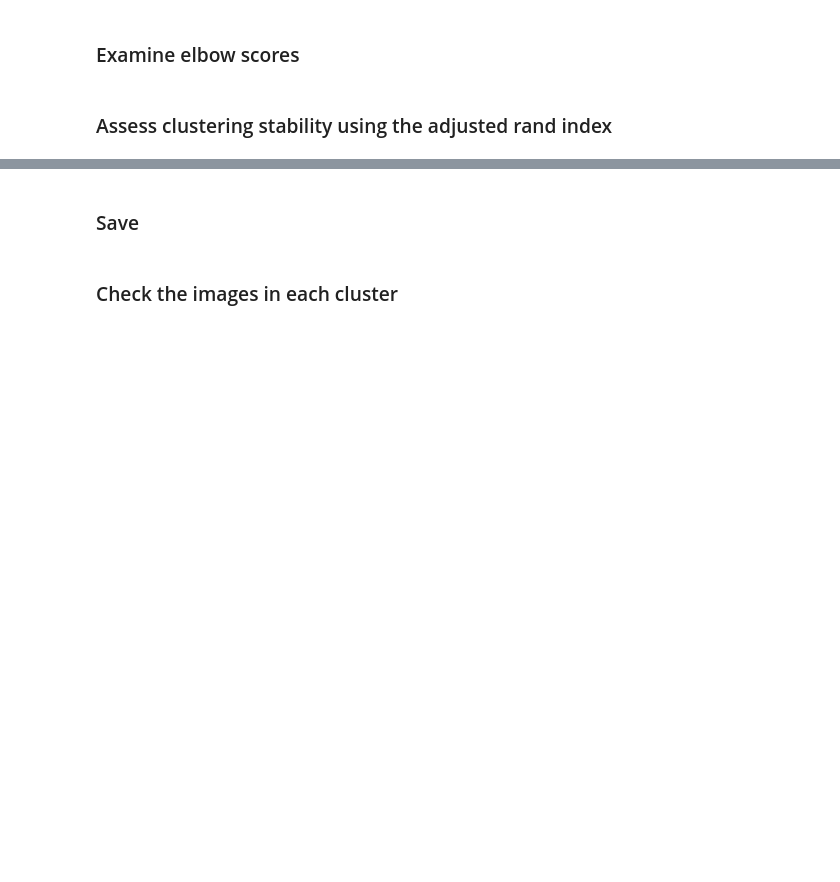
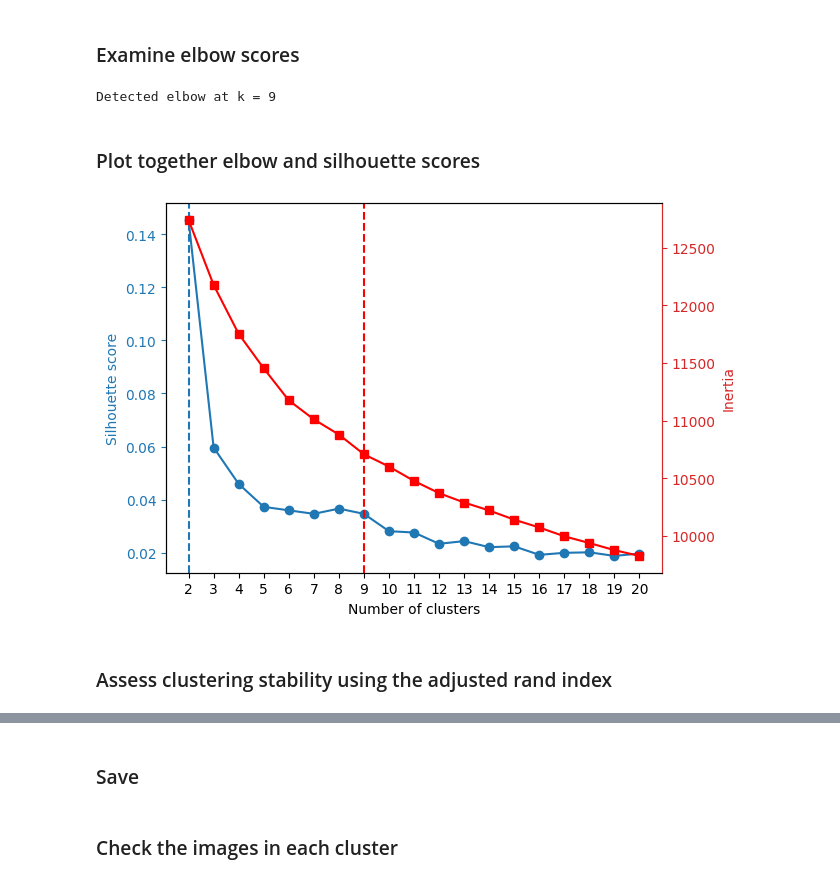
Before and after one commit to Urban-Analytics/INTEGRATE, a Jupyter notebook: llm/python/Embeddings/CLIP/WithClustering/4-IdentifyEmbeddingGroupings.ipynb, the cells around one changed output, grey strips where cells are left out. Drawn from its saved outputs; the diff is of its cells as text; code cells hidden in the pictures; blank space fills up the shorter version.

```diff
--- a/llm/python/Embeddings/CLIP/WithClustering/4-IdentifyEmbeddingGroupings.ipynb
+++ b/llm/python/Embeddings/CLIP/WithClustering/4-IdentifyEmbeddingGroupings.ipynb
@@ -168,5 +168,5 @@ all_embeddings = np.stack(expanded_gdf['embedding'].values)
 # %% [markdown]
 ### Examine silhouette scores
 # %%
-# best_k, inertias, sil_scores = find_optimal_k_fast(all_embeddings)
-# print(best_k)
+best_k, inertias, sil_scores = find_optimal_k_silhoutte_fast(all_embeddings)
+print(best_k)
@@ -188,6 +182,6 @@ for n_clusters in range(2,20):
 ### Examine elbow scores
 # %%
 optimal_k, ks, inertias = find_optimal_k_elbow(all_embeddings)
-plot_elbow(ks, inertias, optimal_k)
+# # plot_elbow(ks, inertias, optimal_k)
+# %% [output]
+Detected elbow at k = 9
-# %% [markdown]
-### Assess clustering stability using the adjusted rand index
@@ -222,0 +188,41 @@ for k in range(2,10):
+# %% [markdown]
+### Plot together elbow and silhouette scores
+# %%
+x = range(2, 21)
+
+fig, ax = plt.subplots()
+
+# First y-axis
+ax.plot(x, sil_scores, marker='o')
+ax.set_xlabel("Number of clusters")
+ax.set_ylabel("Silhouette score")
+ax.tick_params(axis='y')
+
+ax.set_xticks(range(2, 21))
+
+ax.axvline(optimal_k, linestyle='--', color='r')
+ax.axvline(best_k, linestyle='--')
+
+
+# Second y-axis
+ax2 = ax.twinx()
+ax2.plot(x, inertias, marker='s', color='r')
+ax2.set_ylabel("Inertia")
+
+# ---- Make second axis a different colour ----
+axis_colour = "tab:red"
+
+ax2.yaxis.label.set_color(axis_colour)
+ax2.tick_params(axis='y', colors=axis_colour)
+ax2.spines['right'].set_color(axis_colour)
+
+# ---- Make second axis a different colour ----
+axis_colour = "tab:blue"
+
+ax.yaxis.label.set_color(axis_colour)
+ax.tick_params(axis='y', colors=axis_colour)
+ax.spines['right'].set_color(axis_colour)
+# %% [output]
+[figure, added]
+# %% [markdown]
+### Assess clustering stability using the adjusted rand index
```
Also changed, not shown: parts of 17 cells of this notebook, 4 other files.
